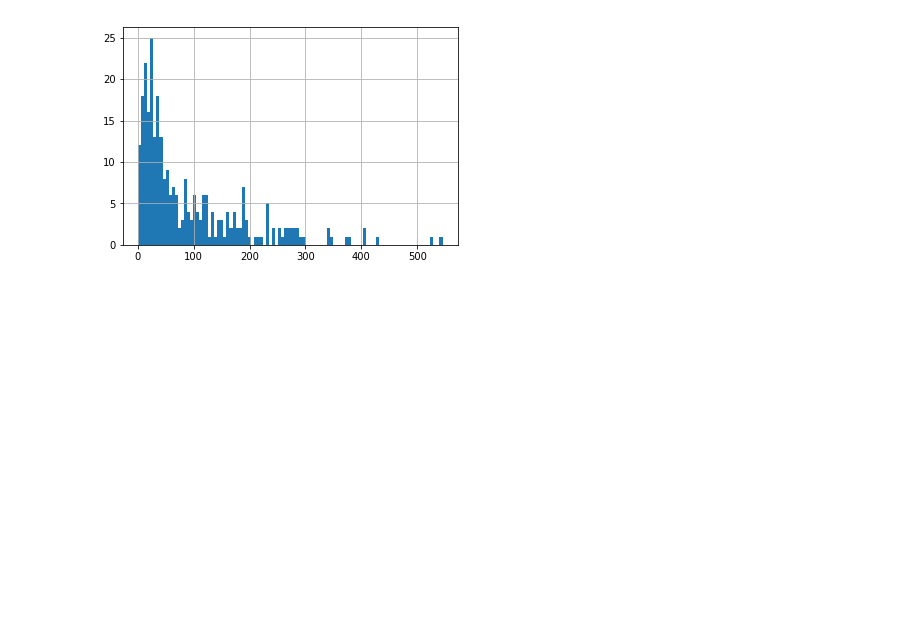
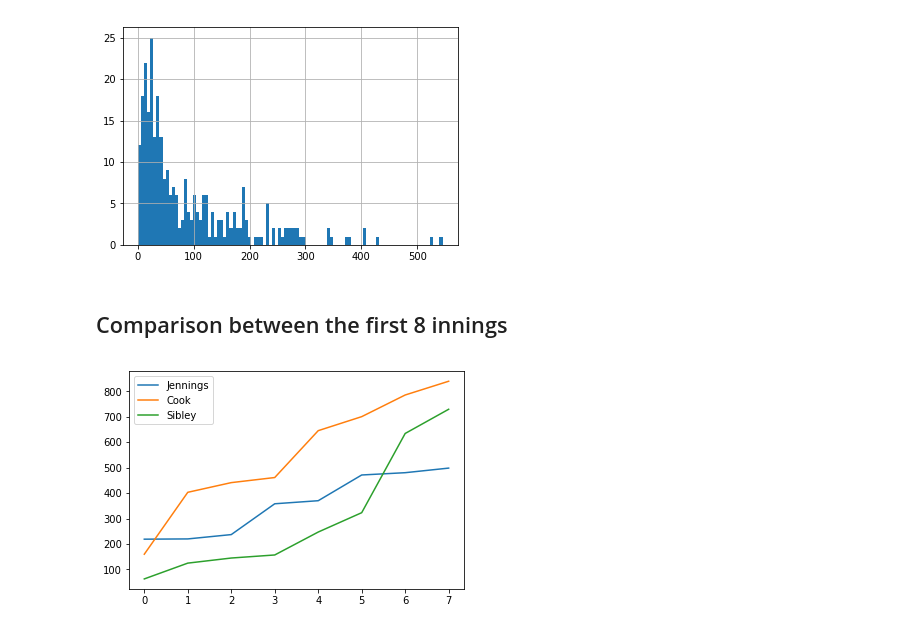
Before and after one commit to willcanniford/cricketer-analysis, a Jupyter notebook: sibley.ipynb, the cells around one changed output. Drawn from its saved outputs; the diff is of its cells as text; code cells hidden in the pictures; blank space fills up the shorter version.

Commit message:
Add section about the first 8 innings
Add a couple of plots about the first 8 innings of each of the three openers

```diff
--- a/sibley.ipynb
+++ b/sibley.ipynb
@@ -107,3 +107,21 @@ cook_innings.BF.hist(bins = 100)
 plt.show()
 # %% [output]
 [figure]
+# %% [markdown]
+## Comparison between the first 8 innings
+# %%
+jennings_8 = jenning_innings.iloc[:8]
+cook_8 = cook_innings.iloc[:8]
+sib_8 = sibley_innings
+# %%
+jennings_cumsum = jennings_8.BF.cumsum().rename('Jennings')
+cook_cumsum = cook_8.BF.cumsum().rename('Cook')
+sib_cumsum = sib_8.BF.cumsum().rename('Sibley')
+# %%
+plt.plot(jennings_cumsum)
+plt.plot(cook_cumsum)
+plt.plot(sib_cumsum)
+plt.legend()
+plt.show()
+# %% [output]
+[figure, added]
```
Also changed, not shown: parts of 2 cells of this notebook.
